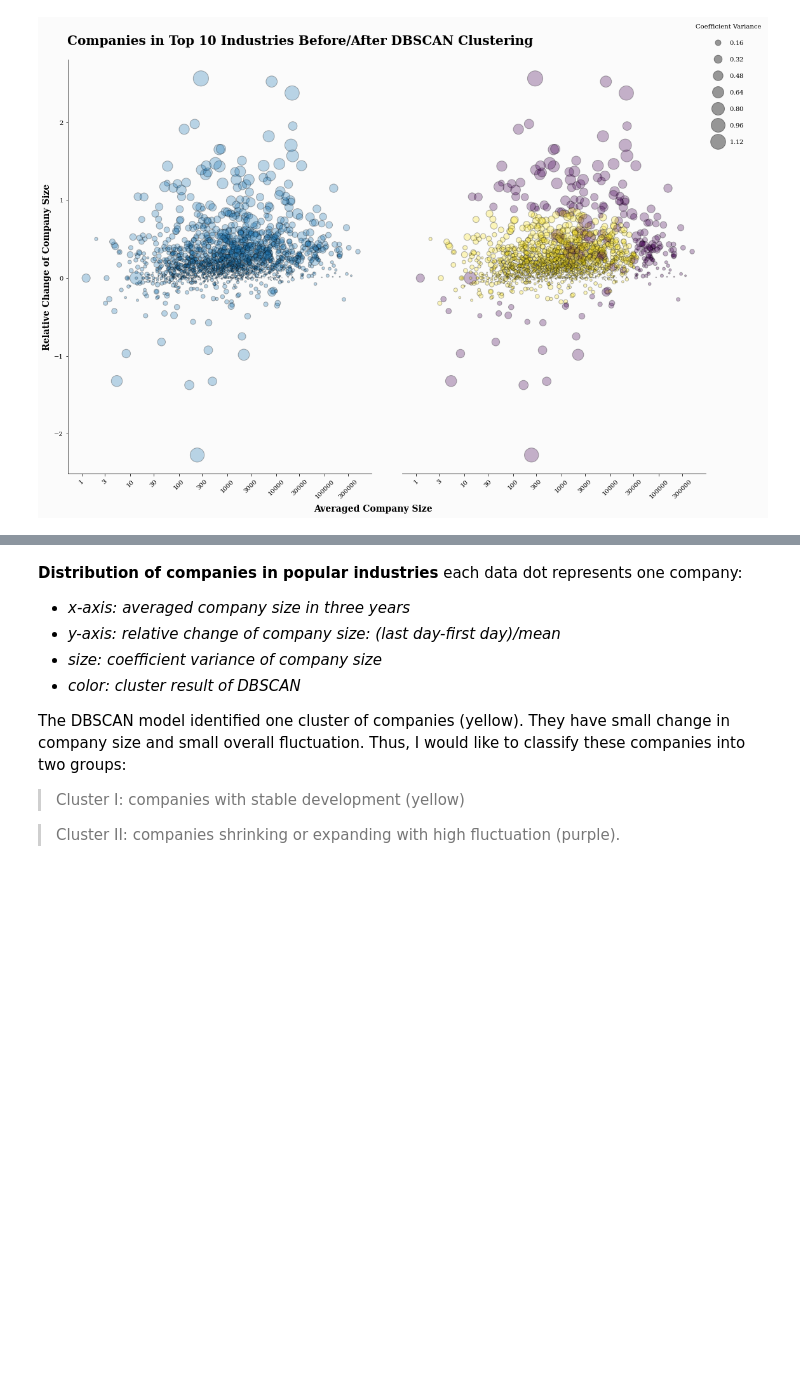
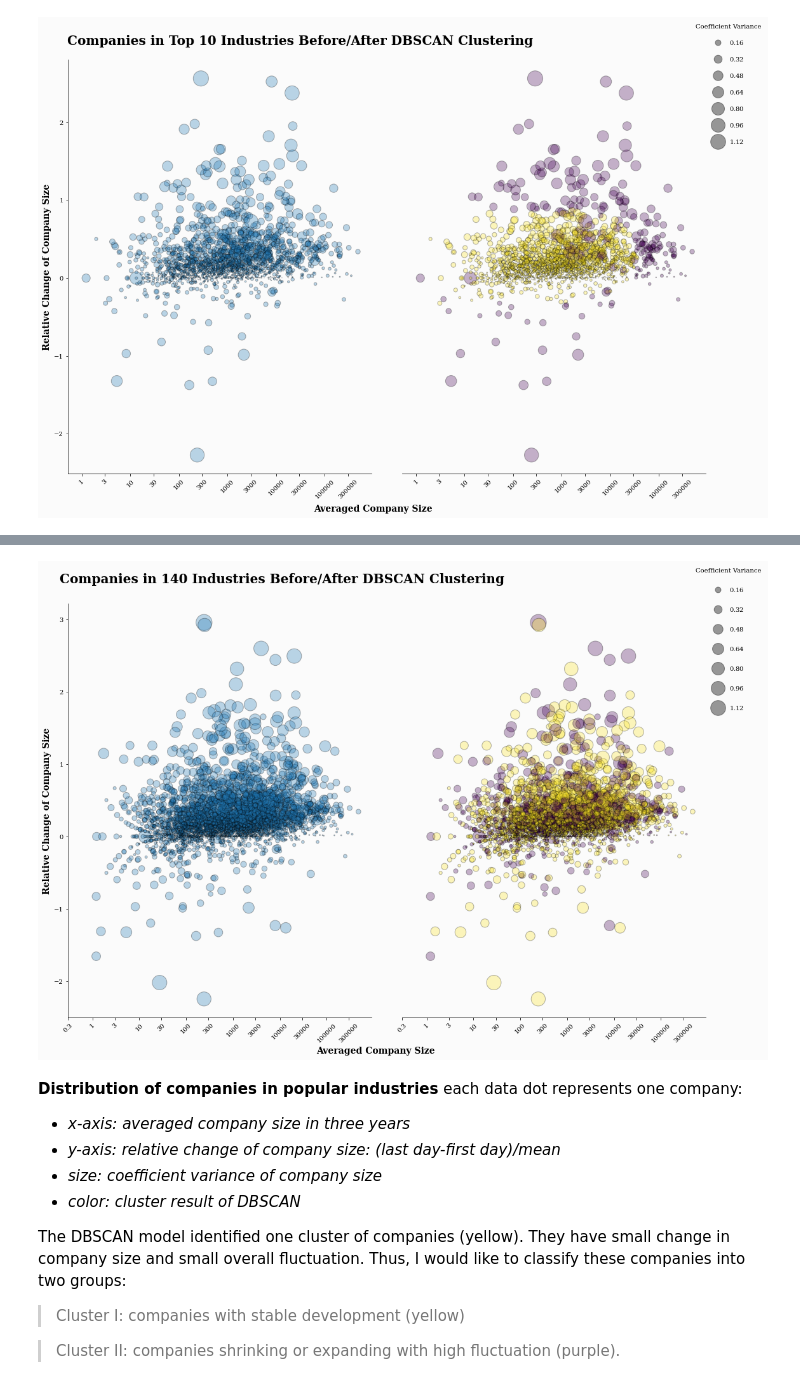
Before and after one commit to BaiyanRen/Company_Classification, a Jupyter notebook: Growth Strategy and Stock Price.ipynb, the cells around one changed output, grey strips where cells are left out. Saved outputs shown, nothing was run; the diff lists cells and outputs as text; code cells hidden in the pictures; blank space fills up the shorter version.

```diff
--- a/Growth Strategy and Stock Price.ipynb
+++ b/Growth Strategy and Stock Price.ipynb
@@ -154,0 +219,4 @@ cs = top_dict['Computer Software']
+# %%
+# Drop outliers
+# index 4342, 623, 1614
+company_2.drop([4342, 623, 1614], inplace=True)
@@ -737,3 +821,5 @@ company_cls
 | 2001 | 392.753954 | 0.035646 | 0.026693 |
 | 2002 | 111.208333 | 0.000000 | 0.005552 |
 2003 rows × 3 columns
+# %%
+company_all = company_2[['mean', 'change', 'cv']].copy()
@@ -1322,3 +1440,12 @@ legend2 = ax1.legend(handles, labels,
                      edgecolor=bg_color, facecolor=bg_color);
 # %% [output]
 [figure]
+# %%
+company_all = StandardScaler().fit_transform(company_all)
+db = DBSCAN(eps=0.15, min_samples=100)
+db.fit(company_all)
+labels = db.labels_
+cluster = pd.DataFrame(labels, columns=['cluster'])
+company_all_cls = company_2.join(cluster)
+company_all_cls.dropna(inplace=True)
+company_all_cls
@@ -1325,3 +1470,66 @@ legend2 = ax1.legend(handles, labels,
+# %%
+fig = plt.figure(figsize=[18, 12])
+gs = fig.add_gridspec(1, 2)
+gs.update(wspace=0.1)
+ax0 = fig.add_subplot(gs[0, 0])
+ax1 = fig.add_subplot(gs[0, 1])
+
+bg_color = '#fbfbfb'
+fig.patch.set_facecolor(bg_color)
+ax0.set_facecolor(bg_color)
+ax1.set_facecolor(bg_color)
+
+for s in ['top', 'right']:
+    ax0.spines[s].set_visible(False)
+    ax1.spines[s].set_visible(False)
+ax1.spines['left'].set_visible(False)
+
+cmap = sns.color_palette("vlag", as_cmap=True)
+
+ax0.scatter(company_2['mean'], company_2['change'], s=company_2['cv']*500,
+            alpha=.3, edgecolors='black')
+
+scatter = ax1.scatter(company_all_cls['mean'], company_all_cls['change'], s = company_all_cls['cv']*500,
+            c = company_all_cls['cluster'],
+            alpha=.3, edgecolors='black')
+
+ax0.text(0.2, 3.5,
+         'Companies in 140 Industries Before/After DBSCAN Clustering',
+         fontsize=20, fontweight='bold')
+
+
+ax0.text(60000, -3,
+         'Averaged Company Size',
+         fontsize=14, fontweight='bold')
+ax0.set_ylabel('Relative Change of Company Size',
+               fontsize=14, fontweight='bold')
+
+ax0.set_xscale('log')
+ax1.set_xscale('log')
+xtick = [0.3, 1, 3, 10, 30, 100, 300, 1000, 3000, 10000, 30000, 100000, 300000]
+ax0.set_xticks(xtick)
+ax1.set_xticks(xtick)
+ax0.set_xticklabels(xtick, rotation=45)
+ax1.set_xticklabels(xtick, rotation=45)
+ax1.set_yticklabels('')
+ax0.minorticks_off()
+ax1.minorticks_off()
+ax1.tick_params(left=False)
+
+handles, labels = scatter.legend_elements(prop="sizes", alpha=0.4)
+labels = ['$\\mathdefault{0.16}$',
+ '$\\mathdefault{0.32}$',
+ '$\\mathdefault{0.48}$',
+ '$\\mathdefault{0.64}$',
+ '$\\mathdefault{0.80}$',
+ '$\\mathdefault{0.96}$',
+ '$\\mathdefault{1.12}$']
+legend2 = ax1.legend(handles, labels,
+                     loc="upper right", bbox_to_anchor=[1, 1, 0.2, 0.1],
+                     title="Coefficient Variance", labelspacing=2, fontsize=10,
+                     edgecolor=bg_color, facecolor=bg_color);
+# %% [output]
+[figure, added]
 # %% [markdown]
 **Distribution of companies in popular industries**
 each data dot represents one company:
```
Also changed, not shown: parts of 24 cells of this notebook.
